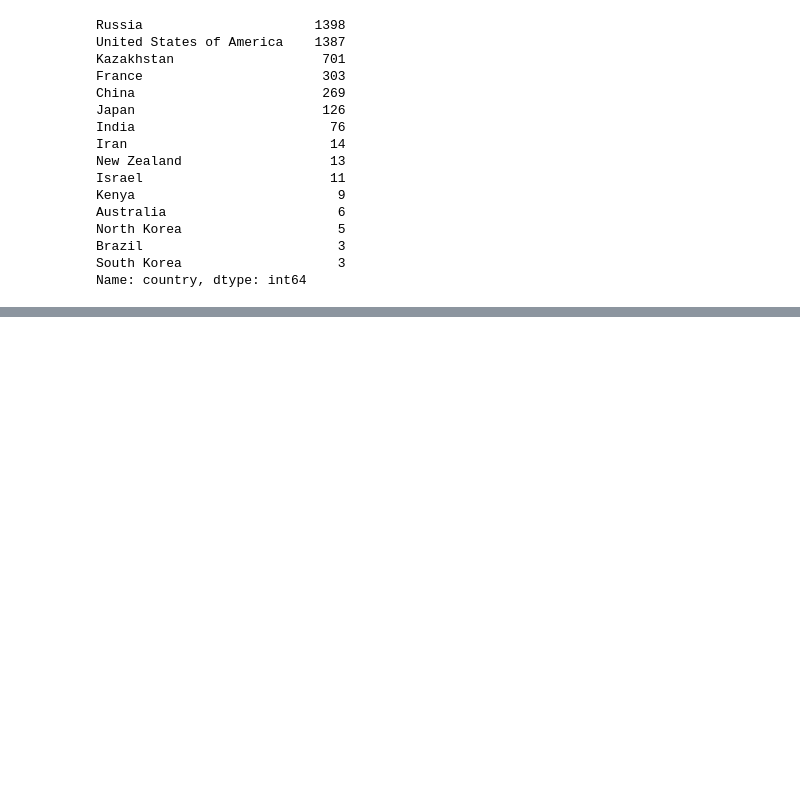
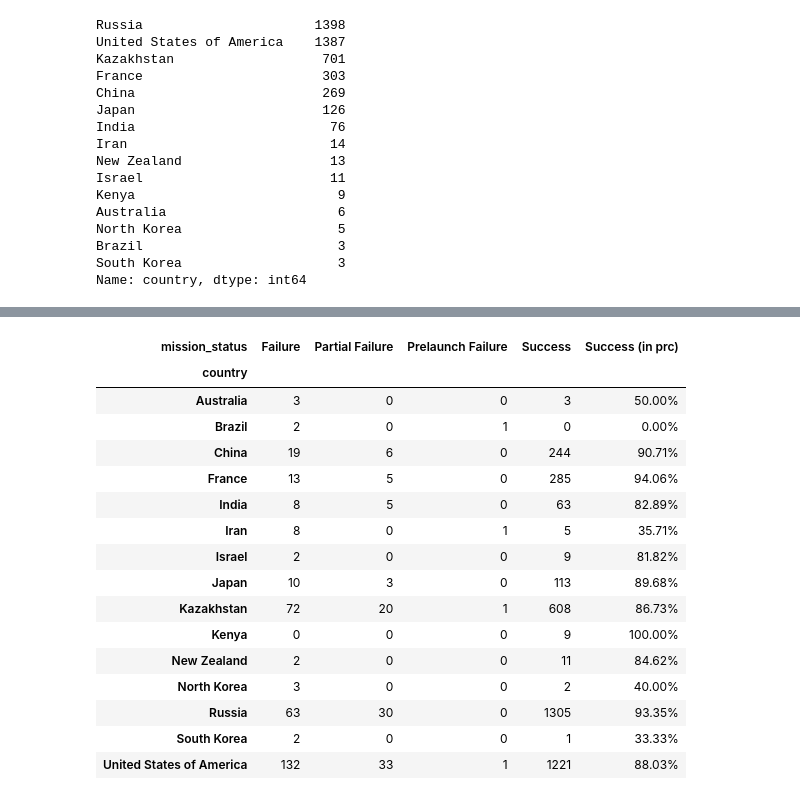
Before and after one commit to dungeons-and-dorks/Final-Frontier, a Jupyter notebook: yvonnes_stuff/notes.ipynb, the cells around one changed output, grey strips where cells are left out. Cells and saved outputs as stored; diff of their text form; code cells hidden in the pictures; blank space fills up the shorter version.

Commit message:
created chart for pivot table of sucess rates

```diff
--- a/yvonnes_stuff/notes.ipynb
+++ b/yvonnes_stuff/notes.ipynb
@@ -265,9 +265,27 @@ df.head()
 | 4 | ULA | SLC-41, Cape Canaveral AFS, Flori... | 2020-07-30 11:50:00+00:00 | Atlas V 541 | Perseverance | StatusActive | 145.0 | Success | ... |
 # %%
 table = pd.pivot_table(df, values='year', index='country',
-                    columns='Status Mission', aggfunc='count', fill_value=0)
+                    columns='mission_status', aggfunc='count', fill_value=0)
 table['Success (in prc)'] = table['Success'] / table.sum(axis=1)
 table.style.format({'Success (in prc)' : '{:.2%}'})\
            .background_gradient(cmap='Reds')\
-           .background_gradient(cmap='Blues',subset=["Success"])\
-           .background_gradient(cmap='YlOrBr',subset=["Success (in prc)"])
+           .background_gradient(cmap='Greens',subset=["Success"])\
+           .background_gradient(cmap='Greens',subset=["Success (in prc)"])
+# %% [output]
+| mission_status | Failure | Partial Failure | Prelaunch Failure | Success | Success (in prc) |
+| country |  |  |  |  |  |
+| Australia | 3 | 0 | 0 | 3 | 50.00% |
+| Brazil | 2 | 0 | 1 | 0 | 0.00% |
+| China | 19 | 6 | 0 | 244 | 90.71% |
+| France | 13 | 5 | 0 | 285 | 94.06% |
+| India | 8 | 5 | 0 | 63 | 82.89% |
+| Iran | 8 | 0 | 1 | 5 | 35.71% |
+| Israel | 2 | 0 | 0 | 9 | 81.82% |
+| Japan | 10 | 3 | 0 | 113 | 89.68% |
+| Kazakhstan | 72 | 20 | 1 | 608 | 86.73% |
+| Kenya | 0 | 0 | 0 | 9 | 100.00% |
+| New Zealand | 2 | 0 | 0 | 11 | 84.62% |
+| North Korea | 3 | 0 | 0 | 2 | 40.00% |
+| Russia | 63 | 30 | 0 | 1305 | 93.35% |
+| South Korea | 2 | 0 | 0 | 1 | 33.33% |
+| United States of America | 132 | 33 | 1 | 1221 | 88.03% |
```
